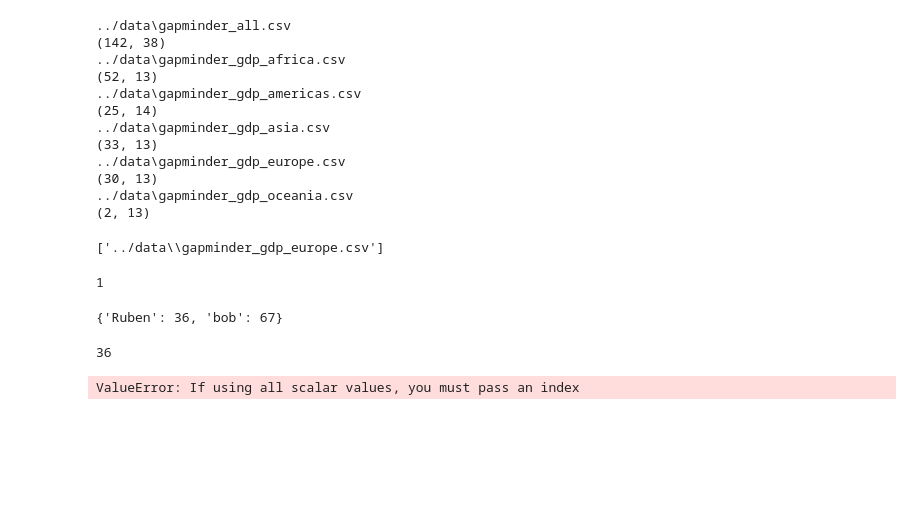
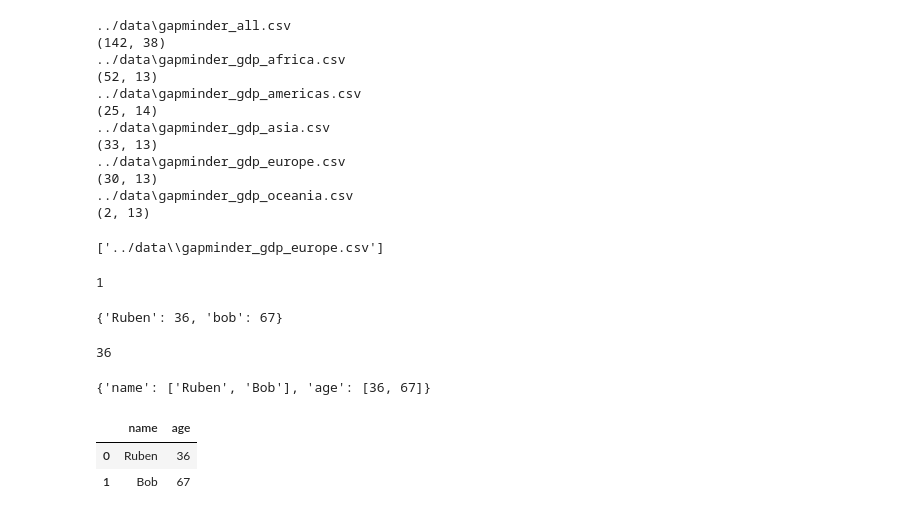
Before and after one commit to paulmaxus/livecode-2025-05-25, a Jupyter notebook: notebooks/pandas.ipynb, the cells around one changed output. Drawn from its saved outputs; the diff is of its cells as text; code cells hidden in the pictures; blank space fills up the shorter version.

```diff
--- a/notebooks/pandas.ipynb
+++ b/notebooks/pandas.ipynb
@@ -268,7 +268,15 @@ a_dict
 a_dict["Ruben"]
 # %% [output]
 36
-# %%
-pd.DataFrame.from_dict(a_dict, columns=[])
-# %% [output]
-ValueError: If using all scalar values, you must pass an index
+# %%
+new_dict = {"name":["Ruben", "Bob"], "age":[36,67]}
+# %%
+new_dict
+# %% [output]
+{'name': ['Ruben', 'Bob'], 'age': [36, 67]}
+# %%
+pd.DataFrame.from_dict(new_dict)
+# %% [output]
+|  | name | age |
+| 0 | Ruben | 36 |
+| 1 | Bob | 67 |
```
